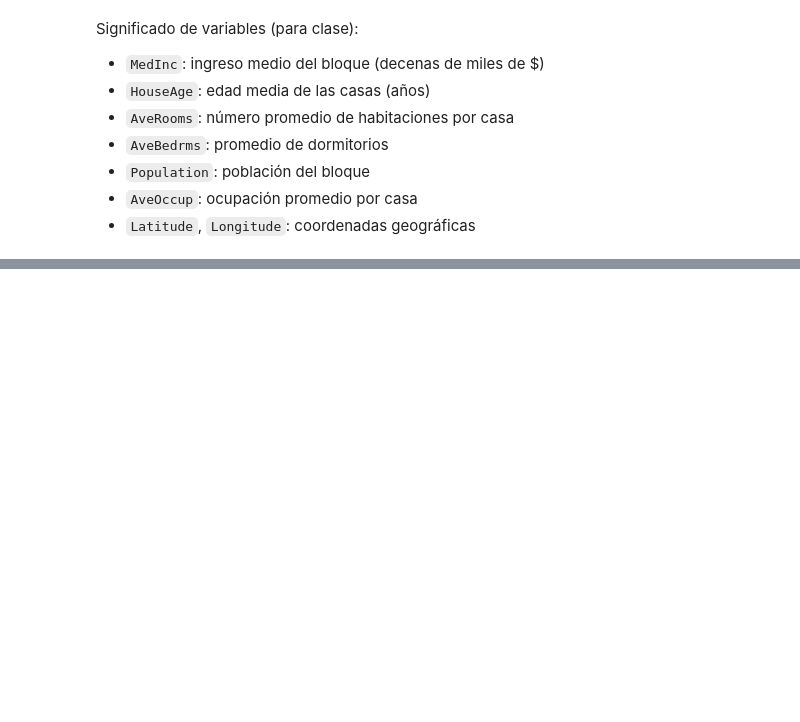
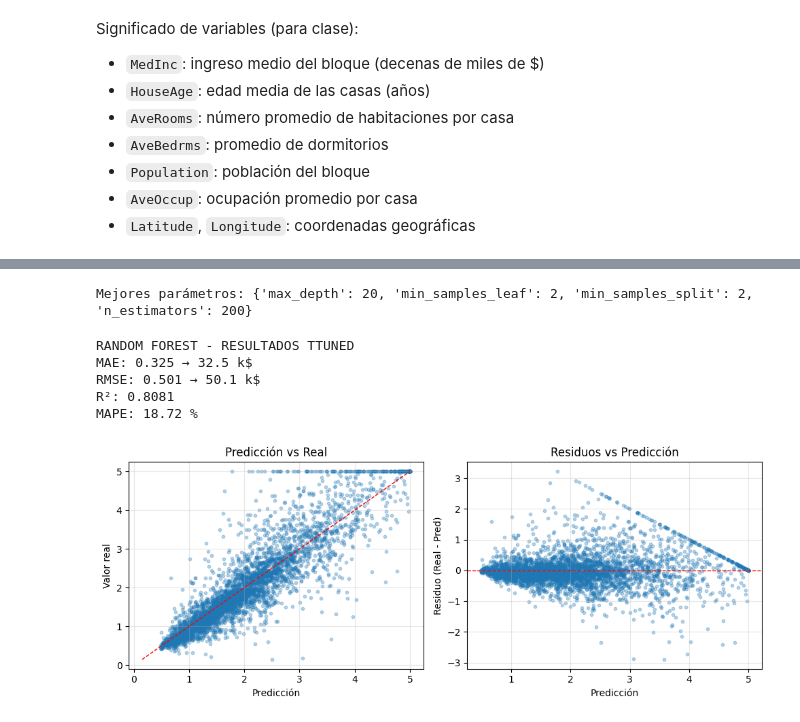
Before and after one commit to Andru-1987/86400_data_science_i_diplomatura, a Jupyter notebook: 09_fundamentos_de_ia_y_machine_learning/clase_practica/01_regression_metrics.ipynb, the cells around one changed output, grey strips where cells are left out. Saved outputs shown, nothing was run; the diff lists cells and outputs as text; code cells hidden in the pictures; blank space fills up the shorter version.

```diff
--- a/09_fundamentos_de_ia_y_machine_learning/clase_practica/01_regression_metrics.ipynb
+++ b/09_fundamentos_de_ia_y_machine_learning/clase_practica/01_regression_metrics.ipynb
@@ -186,0 +259,9 @@ plt.show()
+# %%
+cv = KFold(n_splits=5, shuffle=True, random_state=42)
+
+param_grid = {
+    'n_estimators': [50, 100, 200],
+    'max_depth': [10, 15, 20, None],
+    'min_samples_split': [2, 5, 10],
+    'min_samples_leaf': [1, 2, 4]
+}
@@ -186,0 +280,2 @@ plt.show()
+# %%
+halving_search.fit(X_train_scaled,y_train)
@@ -186,0 +307,57 @@ plt.show()
+# %%
+print("Mejores parámetros:", halving_search.best_params_)
+# %% [output]
+Mejores parámetros: {'max_depth': 20, 'min_samples_leaf': 2, 'min_samples_split': 2, 'n_estimators': 200}
+# %%
+# Modelo Random Forest básico
+rf_tuned = RandomForestRegressor(**halving_search.best_params_)
+
+rf_tuned.fit(X_train_scaled, y_train)
+
+y_pred_tuned = rf_tuned.predict(X_test_scaled)
+# %%
+# Calcular métricas
+mae_rf = mean_absolute_error(y_test, y_pred_tuned)
+mse_rf = mean_squared_error(y_test, y_pred_tuned)
+rmse_rf = np.sqrt(mse_rf)
+r2_rf = r2_score(y_test, y_pred_tuned)
+mape_rf = np.mean(np.abs((y_test - y_pred_tuned) / y_test)) * 100
+
+print("RANDOM FOREST - RESULTADOS TTUNED")
+print(f"MAE: {mae_rf:.3f} → {mae_rf*100:.1f} k$")
+print(f"RMSE: {rmse_rf:.3f} → {rmse_rf*100:.1f} k$")
+print(f"R²: {r2_rf:.4f}")
+print(f"MAPE: {mape_rf:.2f} %")
+# %% [output]
+RANDOM FOREST - RESULTADOS TTUNED
+MAE: 0.325 → 32.5 k$
+RMSE: 0.501 → 50.1 k$
+R²: 0.8081
+MAPE: 18.72 %
+# %%
+residuos = y_test - y_pred_tuned
+
+plt.figure(figsize=(10, 4))
+
+# Subplot 1: Predicho vs Real
+plt.subplot(1, 2, 1)
+plt.scatter(y_pred_tuned, y_test, alpha=0.3, s=10)
+plt.plot([y_test.min(), y_test.max()], [y_test.min(), y_test.max()], 'r--', lw=1)
+plt.xlabel('Predicción')
+plt.ylabel('Valor real')
+plt.title('Predicción vs Real')
+plt.grid(alpha=0.3)
+
+# Subplot 2: Residuos vs Predicción
+plt.subplot(1, 2, 2)
+plt.scatter(y_pred_tuned, residuos, alpha=0.3, s=10)
+plt.axhline(0, color='red', linestyle='--', linewidth=1)
+plt.xlabel('Predicción')
+plt.ylabel('Residuo (Real - Pred)')
+plt.title('Residuos vs Predicción')
+plt.grid(alpha=0.3)
+
+plt.tight_layout()
+plt.show()
+# %% [output]
+[figure, added]
```
Also changed, not shown: parts of 20 cells of this notebook, 2 other files.
